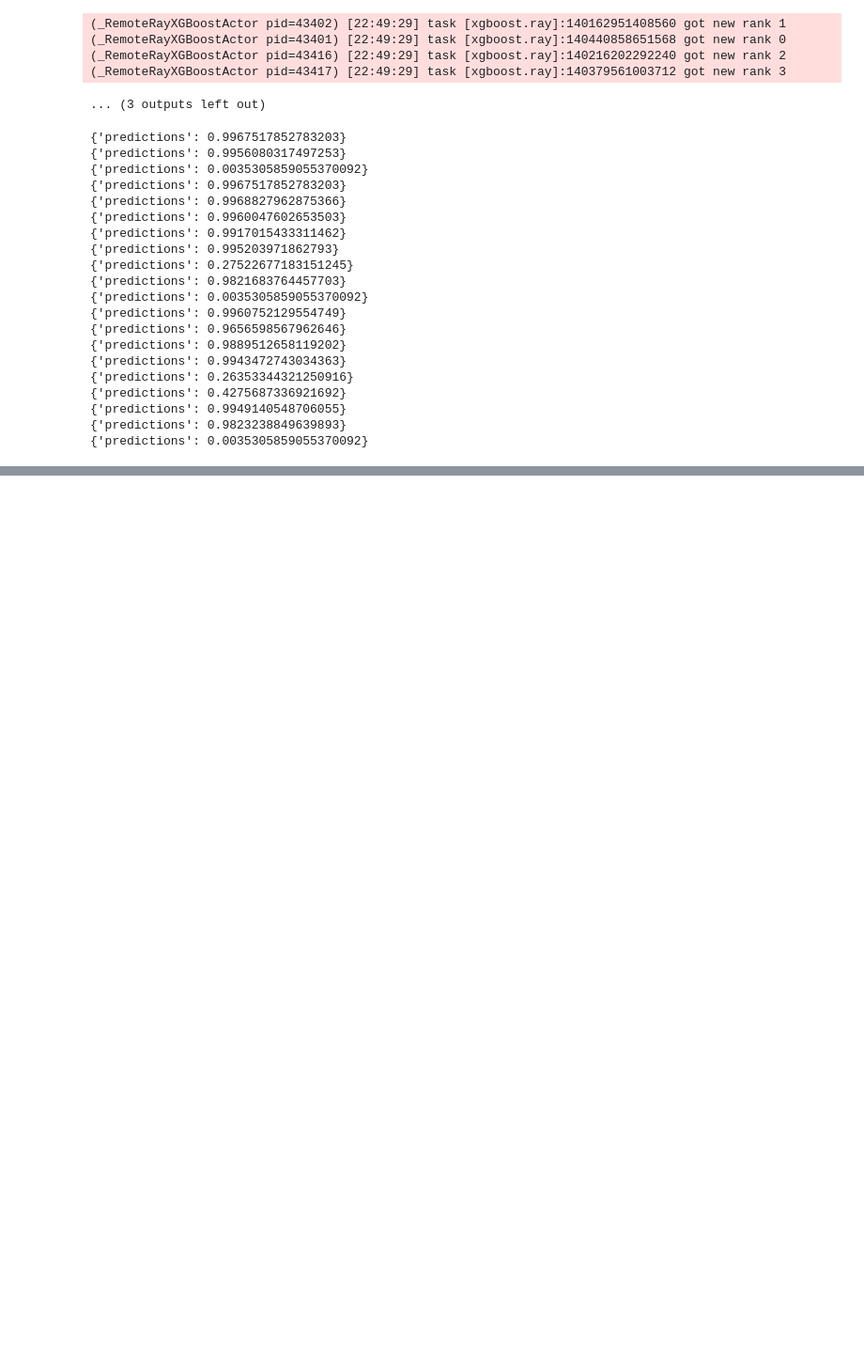
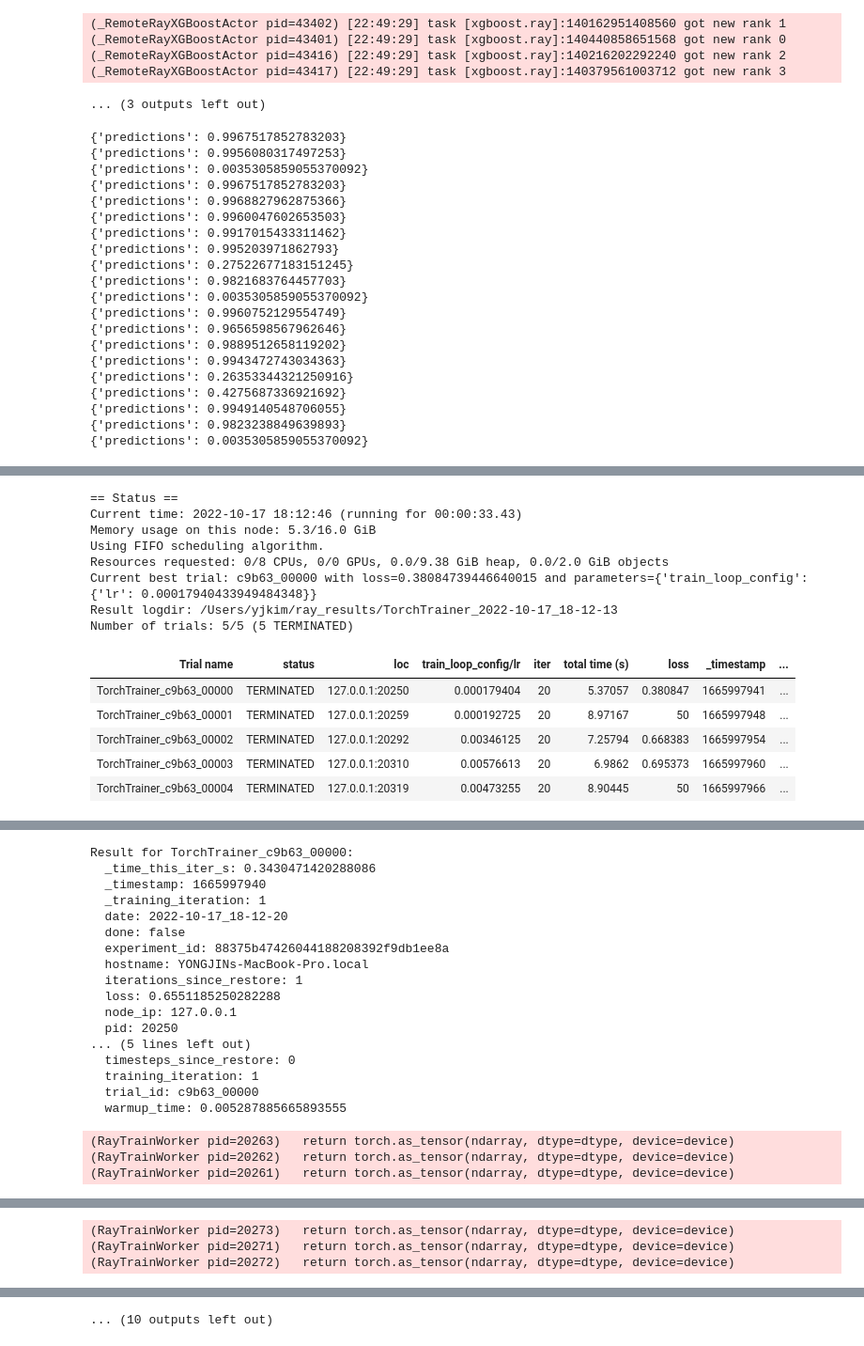
Before and after one commit to lepetitprinz/ray, a Jupyter notebook: Quick start.ipynb, the cells around one changed output, grey strips where cells are left out. Shown at 94% size. Saved outputs shown, nothing was run; the diff lists cells and outputs as text; code cells hidden in the pictures; blank space fills up the shorter version.

```diff
--- a/Quick start.ipynb
+++ b/Quick start.ipynb
@@ -241,0 +306,22 @@ predicted_probabilities.show()
+# %%
+num_features = len(train_dataset.schema().names) - 1
+
+trainer = TorchTrainer(
+    train_loop_per_worker=train_loop_per_worker,
+    train_loop_config={
+        "batch_size": 128,
+        "num_epochs": 20,
+        "num_features": num_features,
+        "lr": 0.001,
+    },
+    scaling_config=ScalingConfig(
+        num_workers=3,  # Number of workers to use for data parallelism.
+        use_gpu=False,
+        trainer_resources={"CPU": 0},  # so that the example works on Colab.
+    ),
+    datasets={"train": train_dataset},
+    preprocessor=preprocessor,
+)
+# Execute training.
+result = trainer.fit()
+print(f"Last result: {result.metrics}")
@@ -241,0 +385,32 @@ predicted_probabilities.show()
+# %%
+# Hyperparameter Tuning
+param_space = {"train_loop_config": {"lr": tune.loguniform(0.0001, 0.01)}}
+metric = "loss"
+
+tuner = Tuner(
+    trainer,
+    param_space=param_space,
+    tune_config=TuneConfig(num_samples=5, metric=metric, mode='min')
+)
+
+# excute tuning
+result_grid = tuner.fit()
+
+# Fetch the best result
+best_result = result_grid.get_best_result()
+print(f"best result: {best_result}")
+# %% [output]
+== Status ==
+Current time: 2022-10-17 18:12:46 (running for 00:00:33.43)
+Memory usage on this node: 5.3/16.0 GiB
+Using FIFO scheduling algorithm.
+Resources requested: 0/8 CPUs, 0/0 GPUs, 0.0/9.38 GiB heap, 0.0/2.0 GiB objects
+Current best trial: c9b63_00000 with loss=0.38084739446640015 and parameters={'train_loop_config': {'lr': 0.00017940433949484348}}
+Result logdir: /Users/yjkim/ray_results/TorchTrainer_2022-10-17_18-12-13
+Number of trials: 5/5 (5 TERMINATED)
+| Trial name | status | loc | train_loop_config/lr | iter | total time (s) | loss | _timestamp | ... |
+| TorchTrainer_c9b63_00000 | TERMINATED | 127.0.0.1:20250 | 0.000179404 | 20 | 5.37057 | 0.380847 | 1665997941 | ... |
+| TorchTrainer_c9b63_00001 | TERMINATED | 127.0.0.1:20259 | 0.000192725 | 20 | 8.97167 | 50 | 1665997948 | ... |
+| TorchTrainer_c9b63_00002 | TERMINATED | 127.0.0.1:20292 | 0.00346125 | 20 | 7.25794 | 0.668383 | 1665997954 | ... |
+| TorchTrainer_c9b63_00003 | TERMINATED | 127.0.0.1:20310 | 0.00576613 | 20 | 6.9862 | 0.695373 | 1665997960 | ... |
+| TorchTrainer_c9b63_00004 | TERMINATED | 127.0.0.1:20319 | 0.00473255 | 20 | 8.90445 | 50 | 1665997966 | ... |
@@ -241,0 +420,20 @@ predicted_probabilities.show()
+Result for TorchTrainer_c9b63_00000:
+  _time_this_iter_s: 0.3430471420288086
+  _timestamp: 1665997940
+  _training_iteration: 1
+  date: 2022-10-17_18-12-20
+  done: false
+  experiment_id: 88375b47426044188208392f9db1ee8a
+  hostname: YONGJINs-MacBook-Pro.local
+  iterations_since_restore: 1
+  loss: 0.6551185250282288
+  node_ip: 127.0.0.1
+  pid: 20250
+... (5 lines left out)
+  timesteps_since_restore: 0
+  training_iteration: 1
+  trial_id: c9b63_00000
+  warmup_time: 0.005287885665893555
+(RayTrainWorker pid=20263)   return torch.as_tensor(ndarray, dtype=dtype, device=device)
+(RayTrainWorker pid=20262)   return torch.as_tensor(ndarray, dtype=dtype, device=device)
+(RayTrainWorker pid=20261)   return torch.as_tensor(ndarray, dtype=dtype, device=device)
@@ -241,0 +477,3 @@ predicted_probabilities.show()
+(RayTrainWorker pid=20273)   return torch.as_tensor(ndarray, dtype=dtype, device=device)
+(RayTrainWorker pid=20271)   return torch.as_tensor(ndarray, dtype=dtype, device=device)
+(RayTrainWorker pid=20272)   return torch.as_tensor(ndarray, dtype=dtype, device=device)
@@ -241,0 +520 @@ predicted_probabilities.show()
+... (10 outputs left out)
```
Also changed, not shown: parts of 11 cells of this notebook.
